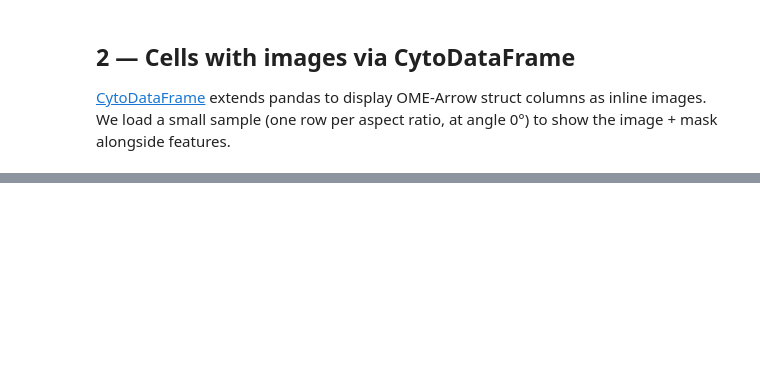
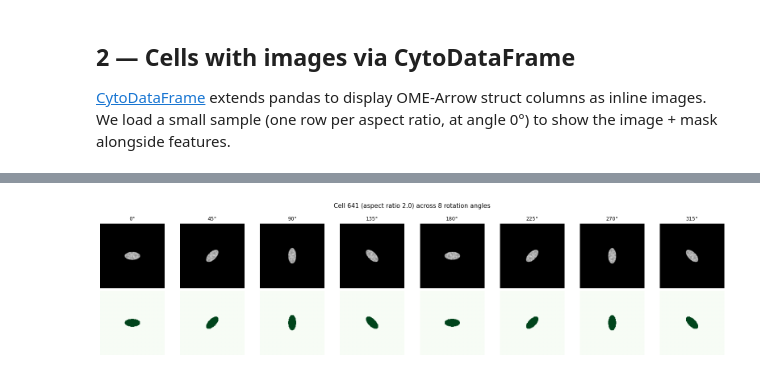
Before and after one commit to gwaybio/cellgenerator, a Jupyter notebook: analysis/analyze_rotation_sweep.ipynb, the cells around one changed output, grey strips where cells are left out. Drawn from its saved outputs; the diff is of its cells as text; code cells hidden in the pictures; blank space fills up the shorter version.

```diff
--- a/analysis/analyze_rotation_sweep.ipynb
+++ b/analysis/analyze_rotation_sweep.ipynb
@@ -137,34 +150,34 @@ CytoDataFrame(sample_df)
 # %%
 # Show same cell at multiple rotation angles using matplotlib
 from ome_arrow import OMEArrow
-import pyarrow as pa
 
 example_id = representative_cell_ids[2]  # aspect_ratio=2.0
 angles_to_show = [0, 45, 90, 135, 180, 225, 270, 315]
 
 rows = pq.read_table(
     DATASET,
     filters=[
         ("cell_id", "=", example_id),
         ("angle_deg", "in", [float(a) for a in angles_to_show]),
     ],
     columns=["angle_deg", "image", "mask"],
 ).to_pandas().sort_values("angle_deg")
 
 fig, axes = plt.subplots(2, len(angles_to_show), figsize=(16, 4))
 for col, (_, row) in enumerate(rows.iterrows()):
     img_arr = OMEArrow(row["image"]).export(how="numpy").squeeze()
     msk_arr = OMEArrow(row["mask"]).export(how="numpy").squeeze()
     axes[0, col].imshow(img_arr, cmap="gray", vmin=0, vmax=255)
     axes[0, col].set_title(f"{int(row['angle_deg'])}°", fontsize=9)
     axes[0, col].axis("off")
     axes[1, col].imshow(msk_arr, cmap="Greens", vmin=0, vmax=1)
     axes[1, col].axis("off")
 
 axes[0, 0].set_ylabel("Image", fontsize=9)
 axes[1, 0].set_ylabel("Mask", fontsize=9)
-plt.suptitle(f"Cell {example_id} (aspect ratio 2.0) across 8 rotation angles",
-             fontsize=11)
+plt.suptitle(f"Cell {example_id} (aspect ratio 2.0) across 8 rotation angles", fontsize=11)
 plt.tight_layout()
 plt.show()
+# %% [output]
+[figure, added]
 # %%
```
Also changed, not shown: parts of 19 cells of this notebook.
